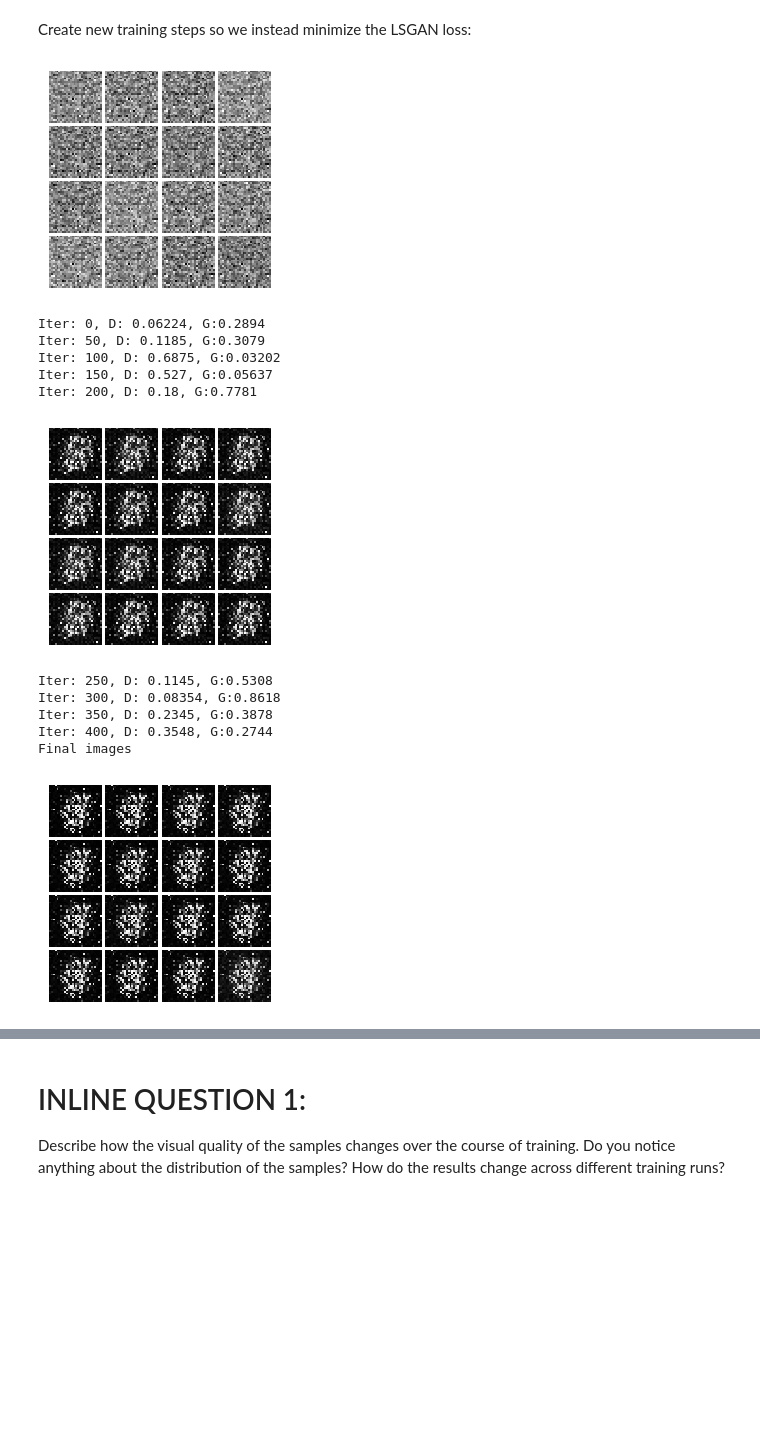
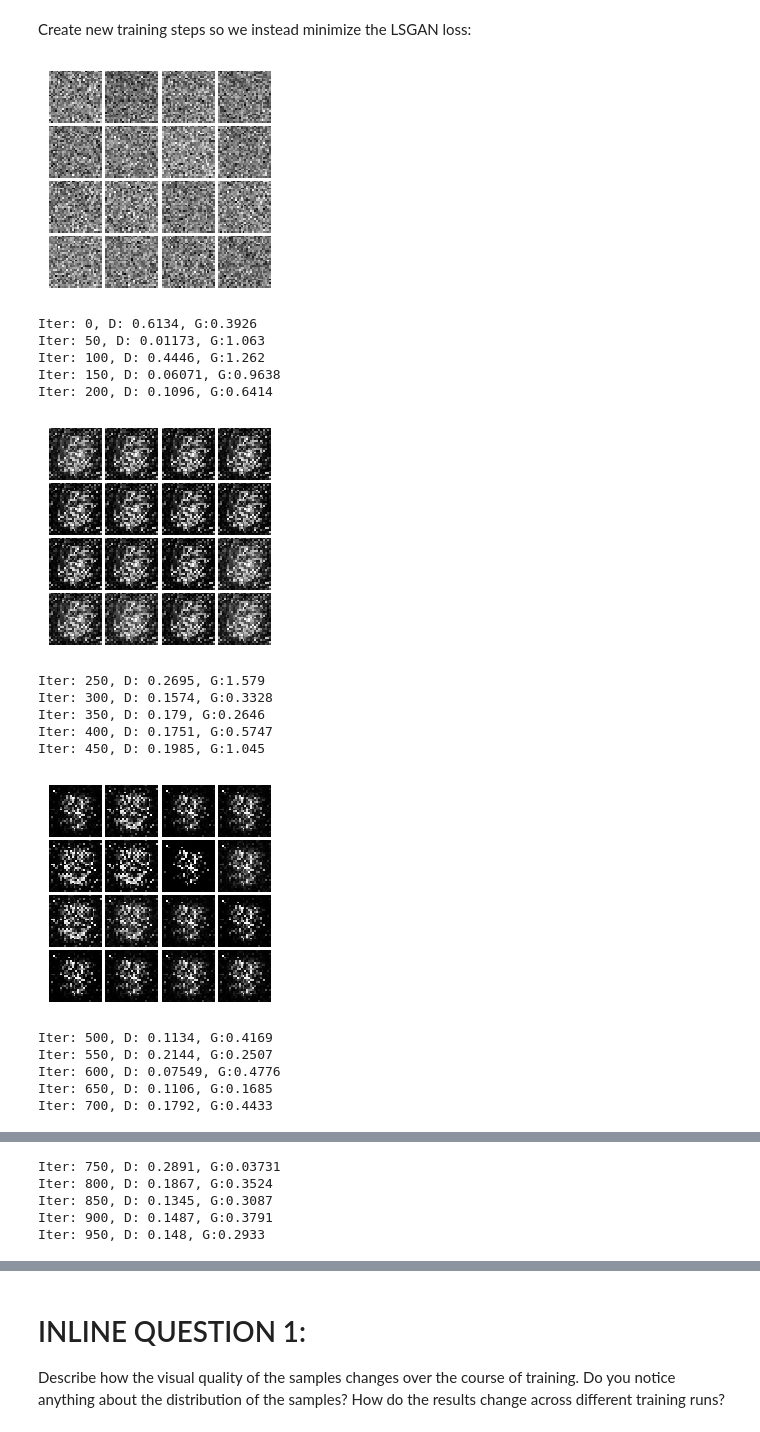
Before and after one commit to baek-jinoo/cs231n_assignments, a Jupyter notebook: assignment3/GANs-TensorFlow.ipynb, the cells around one changed output, grey strips where cells are left out. Drawn from its saved outputs; the diff is of its cells as text; code cells hidden in the pictures; blank space fills up the shorter version.

Commit message:
Fix random uniform z generator

```diff
--- a/assignment3/GANs-TensorFlow.ipynb
+++ b/assignment3/GANs-TensorFlow.ipynb
@@ -155,7 +155,7 @@ def sample_noise(batch_size, dim):
     TensorFlow Tensor containing uniform noise in [-1, 1] with shape [batch_size, dim]
     """
     # TODO: sample and return noise
-    return tf.random_uniform((batch_size, dim))
+    return tf.random_uniform([batch_size, dim], minval=-1, maxval=1)
 # %% [markdown]
 Make sure noise is the correct shape and type:
 # %%
@@ -523,18 +523,23 @@ G_train_step = G_solver.minimize(G_loss, var_list=G_vars)
 # %%
 with get_session() as sess:
     sess.run(tf.global_variables_initializer())
-    run_a_gan(sess, G_train_step, G_loss, D_train_step, D_loss, G_extra_step, D_extra_step, num_epoch=1)
+    run_a_gan(sess, G_train_step, G_loss, D_train_step, D_loss, G_extra_step, D_extra_step, num_epoch=15)
 # %% [output]
-[figure, old version]
+[figure, new version]
-Iter: 0, D: 0.06224, G:0.2894
-Iter: 50, D: 0.1185, G:0.3079
-Iter: 100, D: 0.6875, G:0.03202
-Iter: 150, D: 0.527, G:0.05637
-Iter: 200, D: 0.18, G:0.7781
+Iter: 0, D: 0.6134, G:0.3926
+Iter: 50, D: 0.01173, G:1.063
+Iter: 100, D: 0.4446, G:1.262
+Iter: 150, D: 0.06071, G:0.9638
+Iter: 200, D: 0.1096, G:0.6414
-[figure, old version]
+[figure, new version]
-Iter: 250, D: 0.1145, G:0.5308
-Iter: 300, D: 0.08354, G:0.8618
-Iter: 350, D: 0.2345, G:0.3878
-Iter: 400, D: 0.3548, G:0.2744
-Final images
+Iter: 250, D: 0.2695, G:1.579
+Iter: 300, D: 0.1574, G:0.3328
+Iter: 350, D: 0.179, G:0.2646
+Iter: 400, D: 0.1751, G:0.5747
+Iter: 450, D: 0.1985, G:1.045
-[figure, old version]
+[figure, new version]
+Iter: 500, D: 0.1134, G:0.4169
+Iter: 550, D: 0.2144, G:0.2507
+Iter: 600, D: 0.07549, G:0.4776
+Iter: 650, D: 0.1106, G:0.1685
+Iter: 700, D: 0.1792, G:0.4433
@@ -540,0 +547,5 @@ Final images
+Iter: 750, D: 0.2891, G:0.03731
+Iter: 800, D: 0.1867, G:0.3524
+Iter: 850, D: 0.1345, G:0.3087
+Iter: 900, D: 0.1487, G:0.3791
+Iter: 950, D: 0.148, G:0.2933
```
Also changed, not shown: parts of 5 cells of this notebook.
